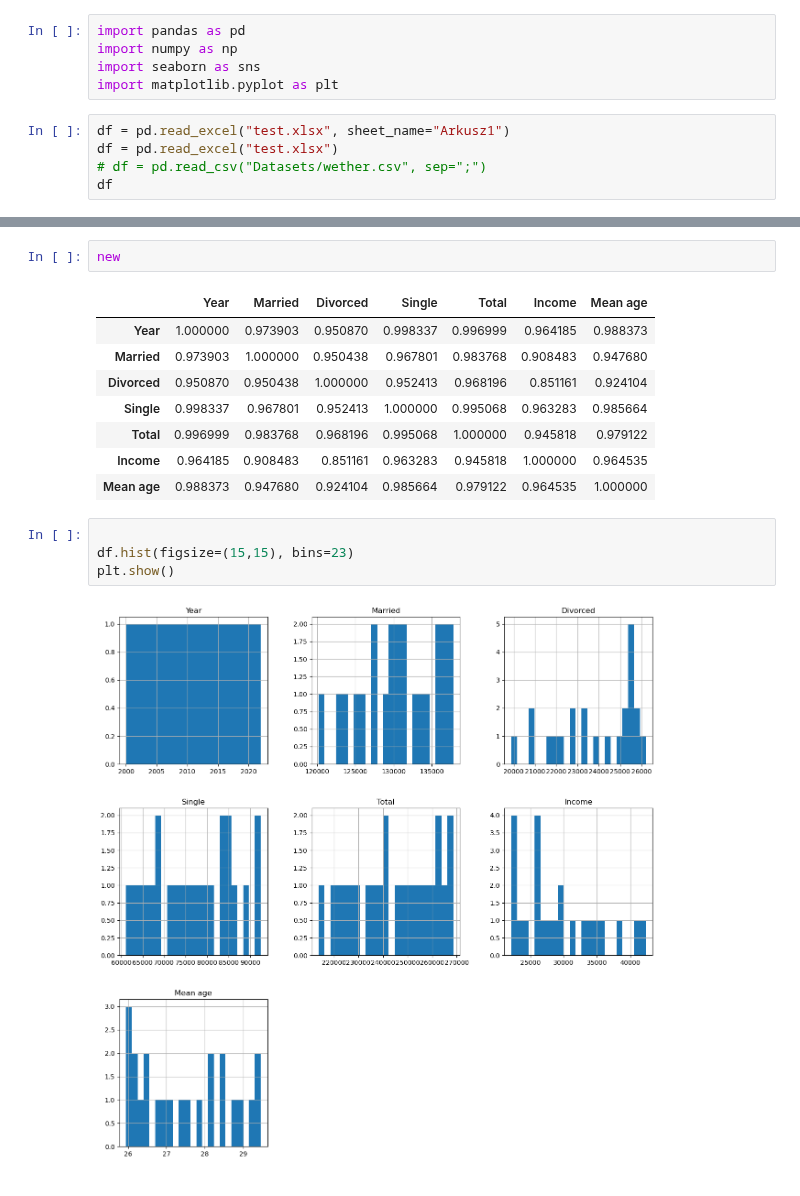
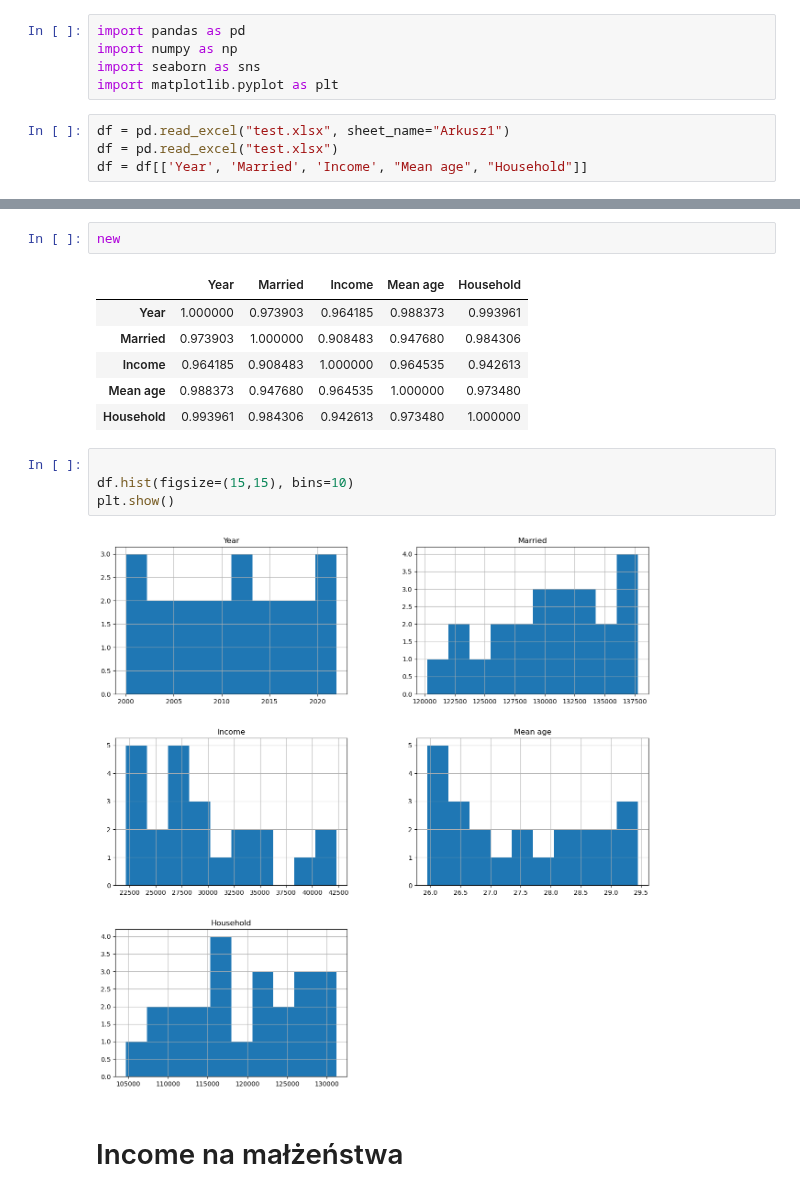
Before and after one commit to Julnowak/DA_project, a Jupyter notebook: test.ipynb, the cells around one changed output, grey strips where cells are left out. Saved outputs shown, nothing was run; the diff lists cells and outputs as text.

```diff
--- a/test.ipynb
+++ b/test.ipynb
@@ -6,5 +6,4 @@ import matplotlib.pyplot as plt
 # %%
 df = pd.read_excel("test.xlsx", sheet_name="Arkusz1")
 df = pd.read_excel("test.xlsx")
-# df = pd.read_csv("Datasets/wether.csv", sep=";")
-df
+df = df[['Year', 'Married', 'Income', "Mean age", "Household"]]
@@ -47,17 +41,17 @@ plt.show()
 # %%
 new
 # %% [output]
-|  | Year | Married | Divorced | Single | Total | Income | Mean age |
-| Year | 1.000000 | 0.973903 | 0.950870 | 0.998337 | 0.996999 | 0.964185 | 0.988373 |
-| Married | 0.973903 | 1.000000 | 0.950438 | 0.967801 | 0.983768 | 0.908483 | 0.947680 |
-| Divorced | 0.950870 | 0.950438 | 1.000000 | 0.952413 | 0.968196 | 0.851161 | 0.924104 |
-| Single | 0.998337 | 0.967801 | 0.952413 | 1.000000 | 0.995068 | 0.963283 | 0.985664 |
-| Total | 0.996999 | 0.983768 | 0.968196 | 0.995068 | 1.000000 | 0.945818 | 0.979122 |
-| Income | 0.964185 | 0.908483 | 0.851161 | 0.963283 | 0.945818 | 1.000000 | 0.964535 |
-| Mean age | 0.988373 | 0.947680 | 0.924104 | 0.985664 | 0.979122 | 0.964535 | 1.000000 |
+|  | Year | Married | Income | Mean age | Household |
+| Year | 1.000000 | 0.973903 | 0.964185 | 0.988373 | 0.993961 |
+| Married | 0.973903 | 1.000000 | 0.908483 | 0.947680 | 0.984306 |
+| Income | 0.964185 | 0.908483 | 1.000000 | 0.964535 | 0.942613 |
+| Mean age | 0.988373 | 0.947680 | 0.964535 | 1.000000 | 0.973480 |
+| Household | 0.993961 | 0.984306 | 0.942613 | 0.973480 | 1.000000 |
 # %%
 
-df.hist(figsize=(15,15), bins=23)
+df.hist(figsize=(15,15), bins=10)
 plt.show()
 # %% [output]
-[figure, old version]
+[figure, new version]
+# %% [markdown]
+# Income na małżeństwa
```
Also changed, not shown: parts of 17 cells of this notebook, 7 other files.
